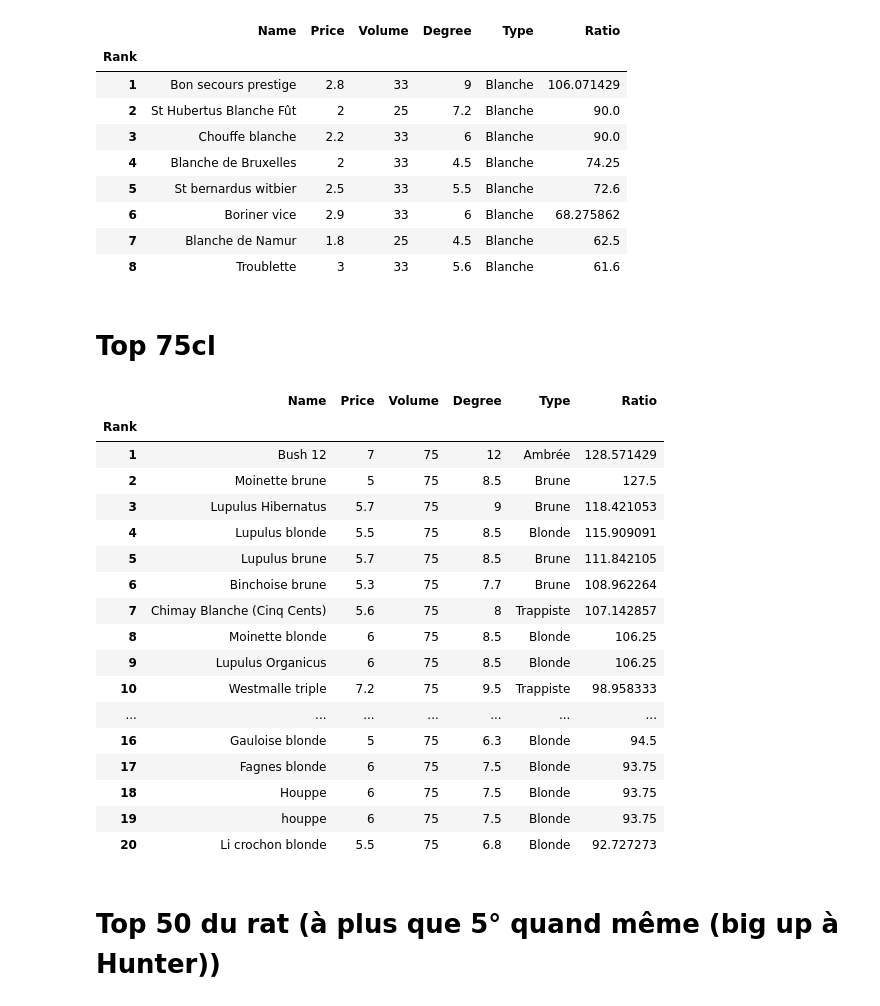
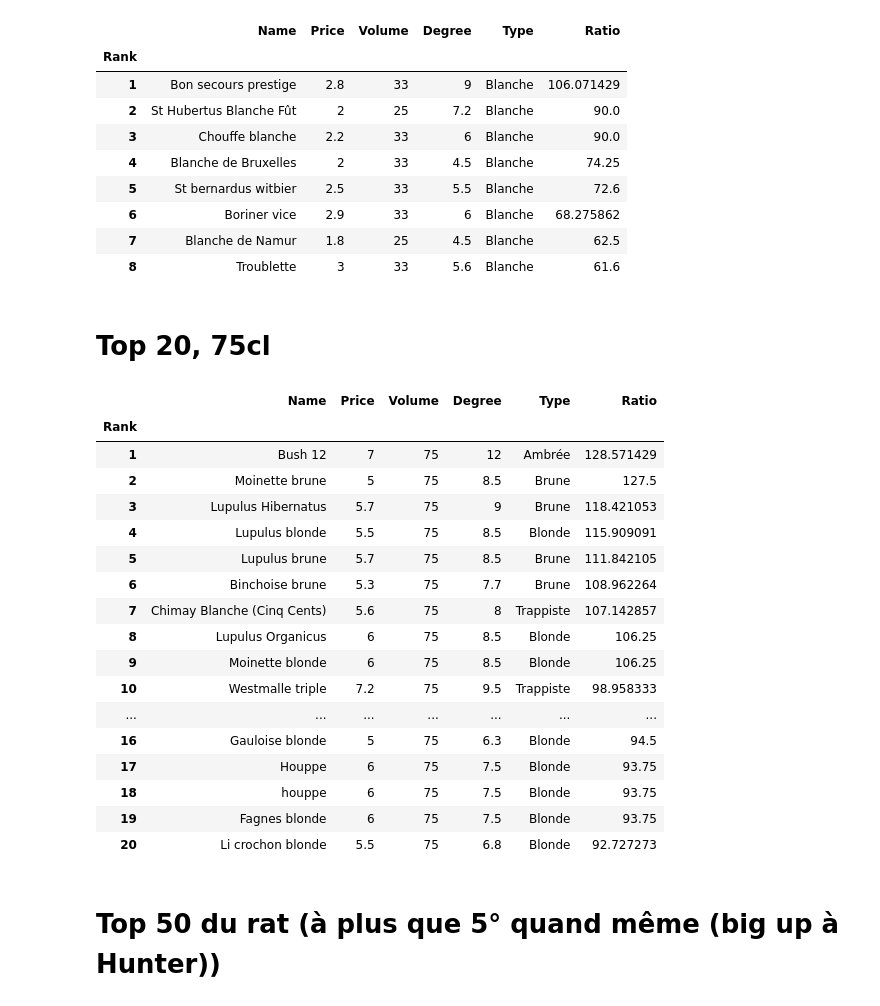
Before and after one commit to nicojmn/quinzaine-ranker, a Jupyter notebook: notebook.ipynb, the cells around one changed output. Cells and saved outputs as stored; diff of their text form; code cells hidden in the pictures.

```diff
--- a/notebook.ipynb
+++ b/notebook.ipynb
@@ -205,30 +202,28 @@ white_beers
 | 7 | Blanche de Namur | 1.8 | 25 | 4.5 | Blanche | 62.5 |
 | 8 | Troublette | 3 | 33 | 5.6 | Blanche | 61.6 |
 # %% [markdown]
-# Top 75cl
+# Top 20, 75cl
-# %%
-big = display_top(df[df["Volume"]  == 75])
-big.to_csv(f"csv/{YEAR}/75cl_ranker.csv")
-big
-# %% [output]
-|  | Name | Price | Volume | Degree | Type | Ratio |
-| Rank |  |  |  |  |  |  |
-| 1 | Bush 12 | 7 | 75 | 12 | Ambrée | 128.571429 |
-| 2 | Moinette brune | 5 | 75 | 8.5 | Brune | 127.5 |
-| 3 | Lupulus Hibernatus | 5.7 | 75 | 9 | Brune | 118.421053 |
-| 4 | Lupulus blonde | 5.5 | 75 | 8.5 | Blonde | 115.909091 |
-| 5 | Lupulus brune | 5.7 | 75 | 8.5 | Brune | 111.842105 |
-| 6 | Binchoise brune | 5.3 | 75 | 7.7 | Brune | 108.962264 |
-| 7 | Chimay Blanche (Cinq Cents) | 5.6 | 75 | 8 | Trappiste | 107.142857 |
-| 8 | Moinette blonde | 6 | 75 | 8.5 | Blonde | 106.25 |
-| 9 | Lupulus Organicus | 6 | 75 | 8.5 | Blonde | 106.25 |
-| 10 | Westmalle triple | 7.2 | 75 | 9.5 | Trappiste | 98.958333 |
-| ... | ... | ... | ... | ... | ... | ... |
-| 16 | Gauloise blonde | 5 | 75 | 6.3 | Blonde | 94.5 |
-| 17 | Fagnes blonde | 6 | 75 | 7.5 | Blonde | 93.75 |
-| 18 | Houppe | 6 | 75 | 7.5 | Blonde | 93.75 |
-| 19 | houppe | 6 | 75 | 7.5 | Blonde | 93.75 |
-| 20 | Li crochon blonde | 5.5 | 75 | 6.8 | Blonde | 92.727273 |
+# %%
+display_top(df[df["Volume"]  == 75], filename="75cl").head(20)
+# %% [output]
+|  | Name | Price | Volume | Degree | Type | Ratio |
+| Rank |  |  |  |  |  |  |
+| 1 | Bush 12 | 7 | 75 | 12 | Ambrée | 128.571429 |
+| 2 | Moinette brune | 5 | 75 | 8.5 | Brune | 127.5 |
+| 3 | Lupulus Hibernatus | 5.7 | 75 | 9 | Brune | 118.421053 |
+| 4 | Lupulus blonde | 5.5 | 75 | 8.5 | Blonde | 115.909091 |
+| 5 | Lupulus brune | 5.7 | 75 | 8.5 | Brune | 111.842105 |
+| 6 | Binchoise brune | 5.3 | 75 | 7.7 | Brune | 108.962264 |
+| 7 | Chimay Blanche (Cinq Cents) | 5.6 | 75 | 8 | Trappiste | 107.142857 |
+| 8 | Lupulus Organicus | 6 | 75 | 8.5 | Blonde | 106.25 |
+| 9 | Moinette blonde | 6 | 75 | 8.5 | Blonde | 106.25 |
+| 10 | Westmalle triple | 7.2 | 75 | 9.5 | Trappiste | 98.958333 |
+| ... | ... | ... | ... | ... | ... | ... |
+| 16 | Gauloise blonde | 5 | 75 | 6.3 | Blonde | 94.5 |
+| 17 | Houppe | 6 | 75 | 7.5 | Blonde | 93.75 |
+| 18 | houppe | 6 | 75 | 7.5 | Blonde | 93.75 |
+| 19 | Fagnes blonde | 6 | 75 | 7.5 | Blonde | 93.75 |
+| 20 | Li crochon blonde | 5.5 | 75 | 6.8 | Blonde | 92.727273 |
 # %% [markdown]
 # Top 50 du rat (à plus que 5° quand même (big up à Hunter))
 # %%
```
Also changed, not shown: parts of 9 cells of this notebook, 13 other files.
